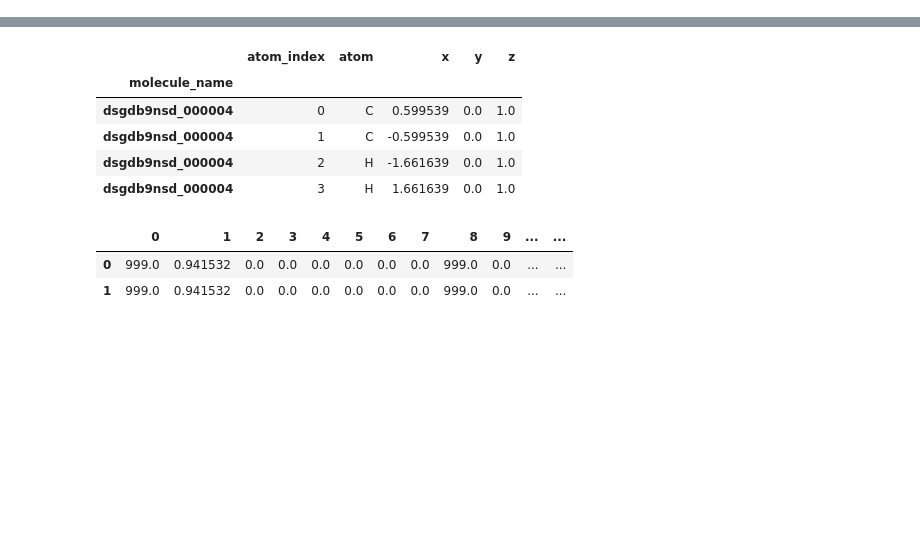
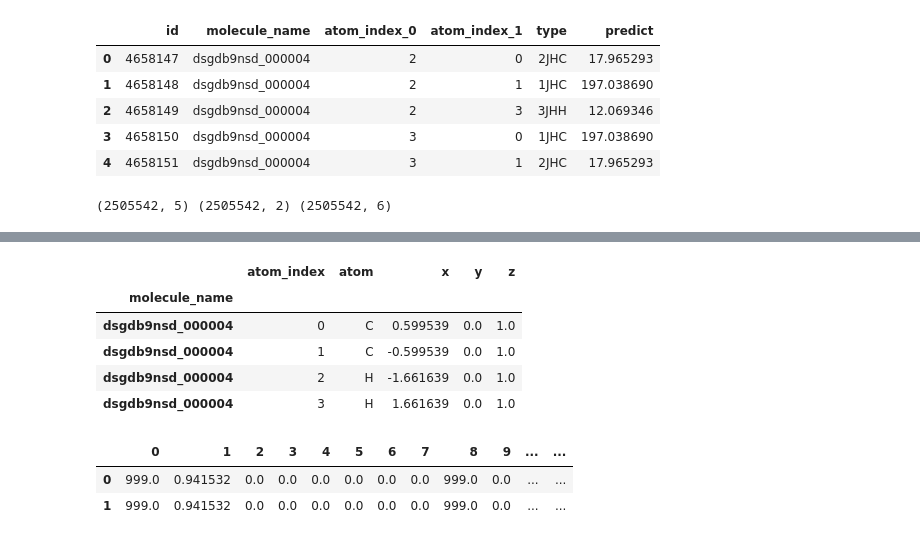
Before and after one commit to Rio114/kaggle, a Jupyter notebook: champs/dev_util.ipynb, the cells around one changed output, grey strips where cells are left out. Saved outputs shown, nothing was run; the diff lists cells and outputs as text; code cells hidden in the pictures; blank space fills up the shorter version.

```diff
--- a/champs/dev_util.ipynb
+++ b/champs/dev_util.ipynb
@@ -23,3 +23,5 @@ def get_dist_matrix(df_structures_idx, molecule):
     loc_tile = np.tile(locs.T, (num_atoms,1,1))
     dist_mat = np.sqrt(((loc_tile - loc_tile.T)**2).sum(axis=1))
     return dist_mat
+# %%
+first_submission_name = '20190721_submission.csv'
@@ -25,0 +31,16 @@ def get_dist_matrix(df_structures_idx, molecule):
+# %%
+df_sub = pd.read_csv(OUTPUT + first_submission_name)
+df_test = pd.read_csv(FOLDER + 'test.csv')
+df_test_merge = pd.merge(df_test, df_sub, on=['id'], how='inner').rename(columns={'scalar_coupling_constant':'predict'})
+df_test_merge.head()
+# %% [output]
+|  | id | molecule_name | atom_index_0 | atom_index_1 | type | predict |
+| 0 | 4658147 | dsgdb9nsd_000004 | 2 | 0 | 2JHC | 17.965293 |
+| 1 | 4658148 | dsgdb9nsd_000004 | 2 | 1 | 1JHC | 197.038690 |
+| 2 | 4658149 | dsgdb9nsd_000004 | 2 | 3 | 3JHH | 12.069346 |
+| 3 | 4658150 | dsgdb9nsd_000004 | 3 | 0 | 1JHC | 197.038690 |
+| 4 | 4658151 | dsgdb9nsd_000004 | 3 | 1 | 2JHC | 17.965293 |
+# %%
+print(df_test.shape, df_sub.shape, df_test_merge.shape)
+# %% [output]
+(2505542, 5) (2505542, 2) (2505542, 6)
```
Also changed, not shown: parts of 19 cells of this notebook, 4 other files.
